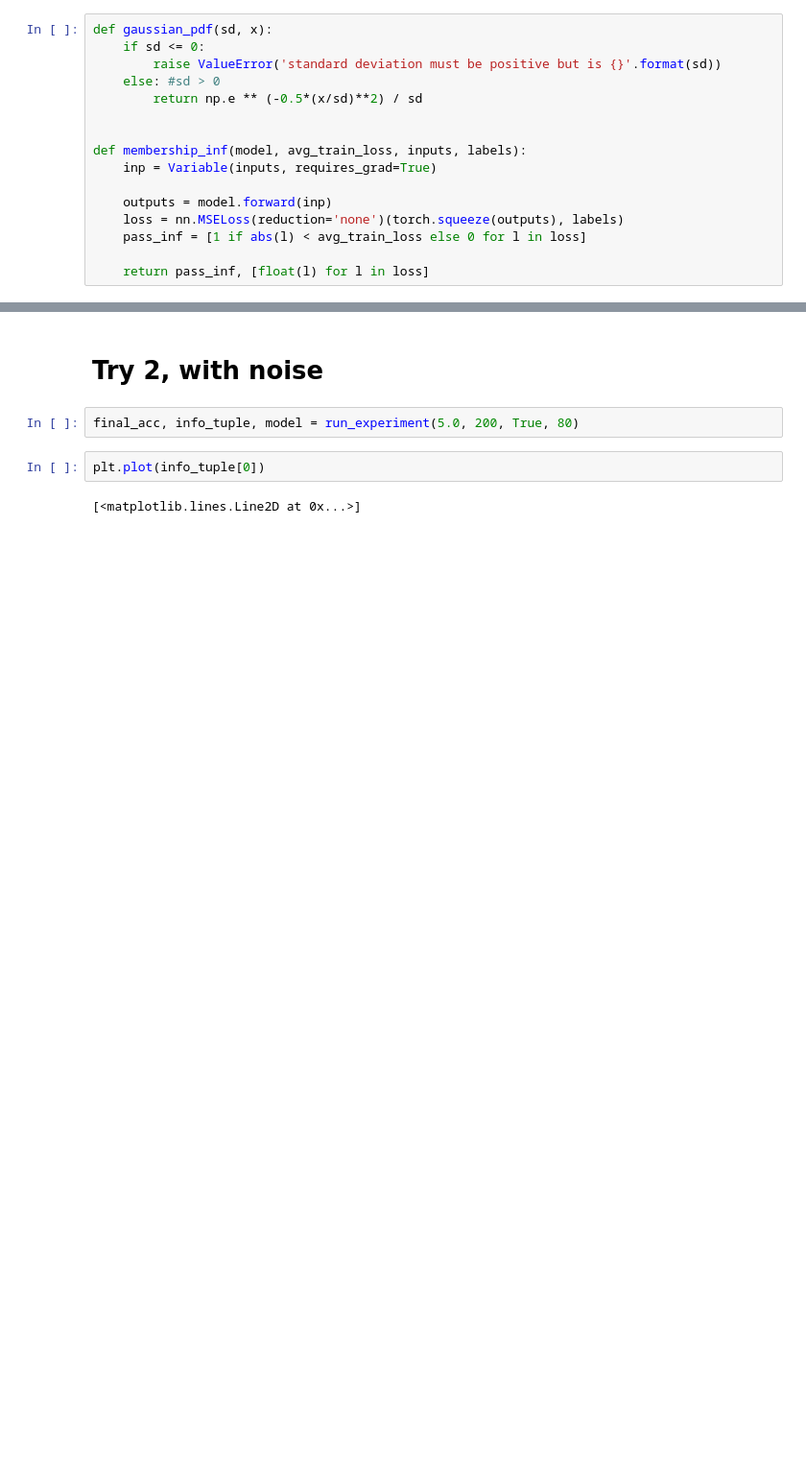
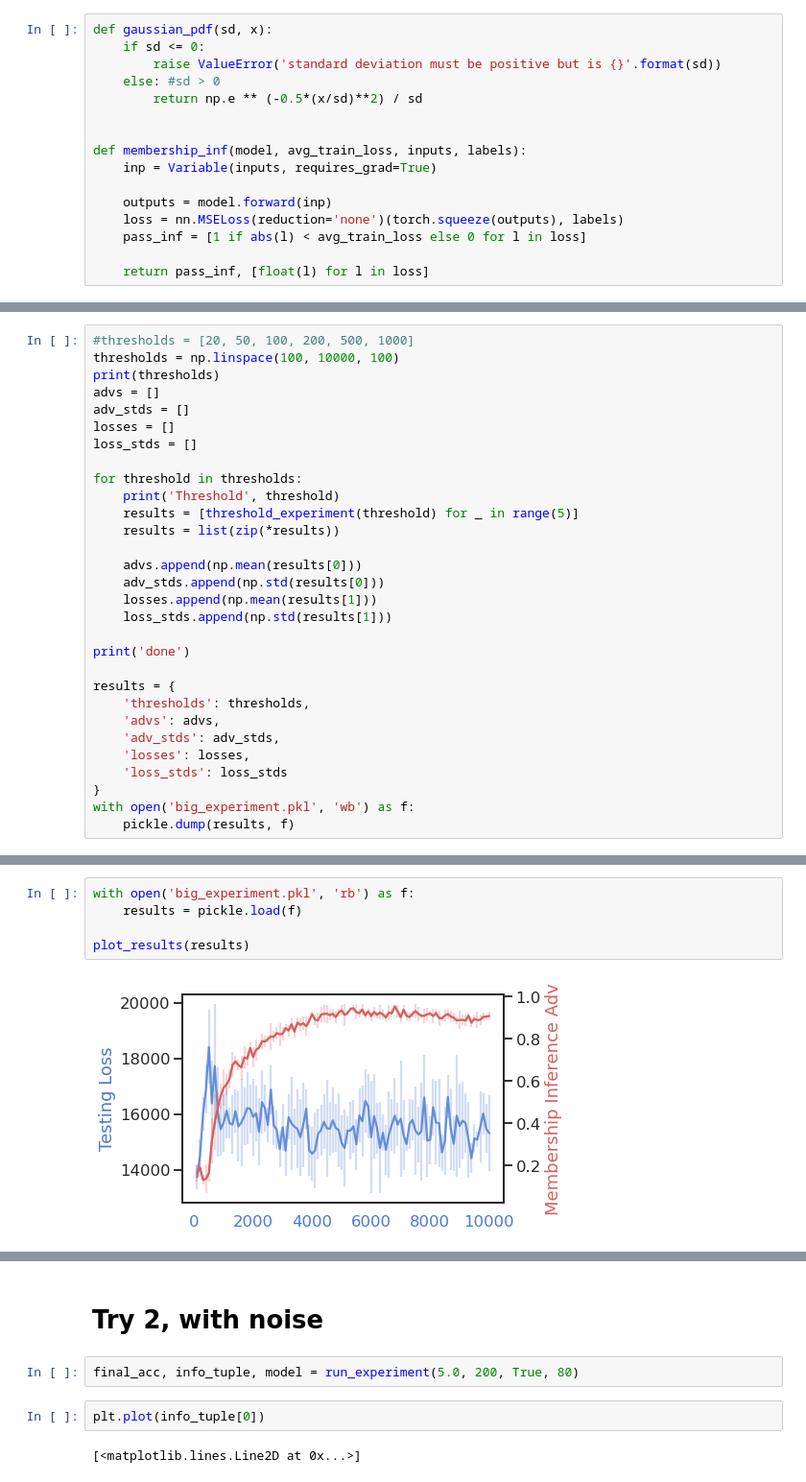
Before and after one commit to twosixlabs/csl, a Jupyter notebook: experiments/immediate_sensitivity/Regression Membership Inference.ipynb, the cells around one changed output, grey strips where cells are left out. Shown at 96% size. Cells and saved outputs as stored; diff of their text form; blank space fills up the shorter version.

```diff
--- a/experiments/immediate_sensitivity/Regression Membership Inference.ipynb
+++ b/experiments/immediate_sensitivity/Regression Membership Inference.ipynb
@@ -380,0 +407,30 @@ NameError: name 'train_loss' is not defined
+# %%
+#thresholds = [20, 50, 100, 200, 500, 1000]
+thresholds = np.linspace(100, 10000, 100)
+print(thresholds)
+advs = []
+adv_stds = []
+losses = []
+loss_stds = []
+
+for threshold in thresholds:
+    print('Threshold', threshold)
+    results = [threshold_experiment(threshold) for _ in range(5)]
+    results = list(zip(*results))
+
+    advs.append(np.mean(results[0]))
+    adv_stds.append(np.std(results[0]))
+    losses.append(np.mean(results[1]))
+    loss_stds.append(np.std(results[1]))
+
+print('done')
+
+results = {
+    'thresholds': thresholds,
+    'advs': advs,
+    'adv_stds': adv_stds,
+    'losses': losses,
+    'loss_stds': loss_stds
+}
+with open('big_experiment.pkl', 'wb') as f:
+    pickle.dump(results, f)
@@ -380,0 +455,7 @@ NameError: name 'train_loss' is not defined
+# %%
+with open('big_experiment.pkl', 'rb') as f:
+    results = pickle.load(f)
+
+plot_results(results)
+# %% [output]
+[figure, added]
```
Also changed, not shown: parts of 40 cells of this notebook.
